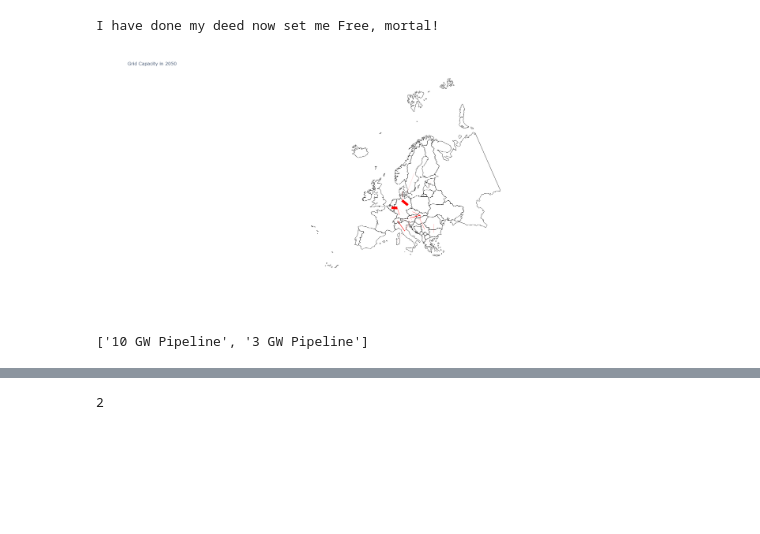
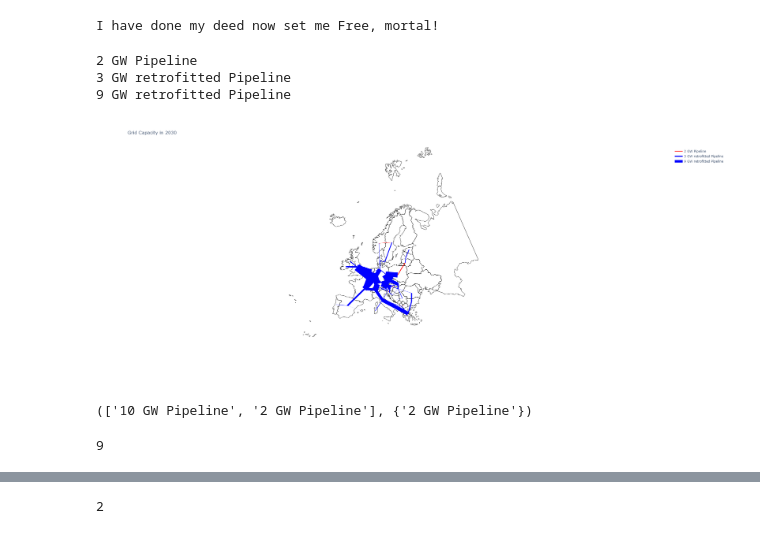
Before and after one commit to johannesgl4d0s/pyp_plots, a Jupyter notebook: plot_map_2022.ipynb, the cells around one changed output, grey strips where cells are left out. Drawn from its saved outputs; the diff is of its cells as text; code cells hidden in the pictures; blank space fills up the shorter version.

Commit message:
fixed a bug in legend

```diff
--- a/plot_map_2022.ipynb
+++ b/plot_map_2022.ipynb
@@ -119,8 +119,8 @@ I have done my deed now set me Free, mortal!
 with open("path_to_GeoJSON _file") as geofile:
     j_file = json.load(geofile)
 # %%
-carrier = 'gas pipeline'
-year = '2050'
+carrier = 'H2 pipeline'
+year = '2030'
 normal, retro, dc = get_grid_df(n = networks['2050'], carrier = carrier)
 carrier= carrier[:3].strip()          #this part is unnecessary here should be deleted as soon as get_grid_df is modified
 df = normal.buses[normal.buses.carrier == carrier].copy()
@@ -182,7 +182,7 @@ else:
                 line = dict(width = (normal.links.p_nom_opt[i])/divisor,color = 'red'),
                 # opacity = float(df_flight_paths['cnt'][i]) / float(df_flight_paths['cnt'].max()),
                 text = normal.links.p_nom[i],
-                name="{} GW Pipeline".format(int(round(normal.links.p_nom_opt[i])/divisor))
+                name="{} GW Pipeline".format(int(round(normal.links.p_nom_opt[i]/divisor)))
 
             )
         )
@@ -205,7 +205,7 @@ else:
 fig.update_geos(
     visible=False, resolution=50,
     scope="europe",
-    # center=dict(lon=11, lat=40),
+    # center=dict(lon=11, lat=40), # this part is to zone to AT
     # projection_rotation=dict(lon=30, lat=30, roll=30),
     # lataxis_range=[10,11], lonaxis_range=[33,41],
     showcountries=True, countrycolor="Black",
@@ -222,55 +222,55 @@ fig.update_layout(
     #showlegend = True,
     #hovermode='x unified',
     #legend=dict(itemsizing='constant')
 )
 
+#the following part is only for legend edititng
 
-
+#create empty list to store legend labels
 labels_to_show_in_legend = []
 
+#as far as i understand plotly needs a geoobject to exist in the plot to be filtered in legend
+#therefor find the closest existing Capacity to 3 and 10 GW and store them in List
 for s in (10,3):
     if carrier == 'AC':
         a = int(round(min(dc.links.p_nom_opt/divisor, key=lambda x:abs(x-s))))
         labels_to_show_in_legend.append("{} GW DC-Grid".format(a))
         b = int(round(min(normal.lines.s_nom_opt/divisor, key=lambda x:abs(x-s))/s)*s)
         labels_to_show_in_legend.append("{} GW AC-Grid".format(b))
-    elif carrier == 'gas pipeline':
-        c = int(round(min(normal.links.p_nom_opt/divisor, key=lambda x:abs(x-s))/s)*s)
+    elif carrier == 'gas':
+        c = int(round(min(normal.links.p_nom_opt/divisor, key=lambda x:abs(x-s))))
         labels_to_show_in_legend.append("{} GW Pipeline".format(c))
     else:
-        c = int(round(min(normal.links.p_nom_opt/divisor, key=lambda x:abs(x-s))/s)*s)
+        c = int(round(min(normal.links.p_nom_opt/divisor, key=lambda x:abs(x-s))))
         labels_to_show_in_legend.append("{} GW Pipeline".format(c))
-        # d = int(round(min(retro.links.p_nom_opt/divisor, key=lambda x:abs(x-s))/s)*s)
-        # labels_to_show_in_legend.append("{} GW retrofitted Pipeline".format(d))
+        d = int(round(min(retro.links.p_nom_opt/divisor, key=lambda x:abs(x-s))))
+        labels_to_show_in_legend.append("{} GW retrofitted Pipeline".format(d))
 
+#create empty set
 labels = set()
 
+#check if trace name is not in set and in list, if true enable showlegend and store in set
 for trace in fig['data']:
     if ( not trace['name'] in labels) and (trace['name'] in labels_to_show_in_legend):
         labels.add(trace['name'])
         trace['showlegend'] = True
-        print(trace['name'])
+        #print(trace['name'])   #enable print for troubleshooting
     else:
         trace['showlegend'] = False
 
 
 fig.show()
-# labels = []
-
-# fig.update_traces(showlegend=False).add_trace(
-#     [
-
-#     go.Scattergeo(lon = [fig.data[0]], lat = [fig.data[0]],
-#         mode = 'lines',
-#         line = dict(width = (3 * 1e3 / divisor), color = 'blue'),
-#         name=" 3 GW Grid Capacity",
-#         showlegend=True
-#     )
-#     ]
-# )
 # %% [output]
+2 GW Pipeline
+3 GW retrofitted Pipeline
+9 GW retrofitted Pipeline
-[figure, old version]
+[figure, new version]
 # %%
-labels_to_show_in_legend
+labels_to_show_in_legend, labels
 # %% [output]
-['10 GW Pipeline', '3 GW Pipeline']
+(['10 GW Pipeline', '2 GW Pipeline'], {'2 GW Pipeline'})
+# %%
+s = 9
+int(round(min(normal.links.p_nom_opt/divisor, key=lambda x:abs(x-s))))
+# %% [output]
+9
```
Also changed, not shown: parts of 7 cells of this notebook.
